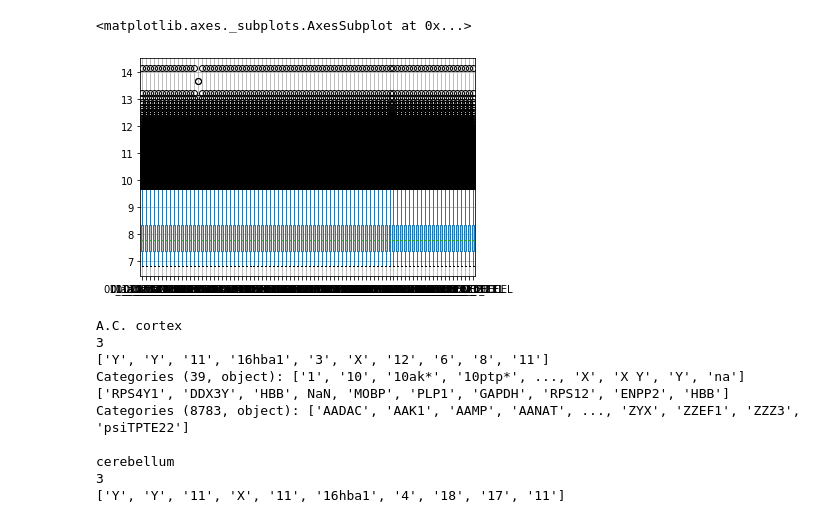
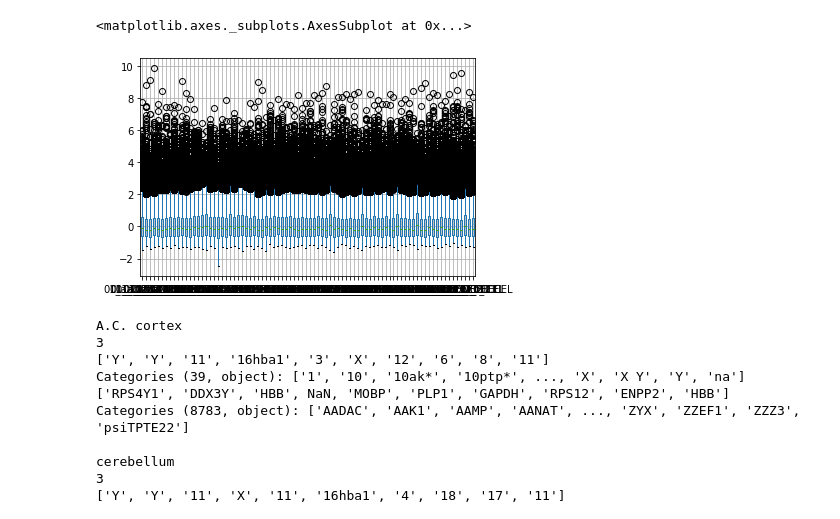
Before and after one commit to unique-subedi/604-gene-expression, a Jupyter notebook: Vinod_gene_expression_master.ipynb, the cells around one changed output. Drawn from its saved outputs; the diff is of its cells as text; code cells hidden in the pictures.

```diff
--- a/Vinod_gene_expression_master.ipynb
+++ b/Vinod_gene_expression_master.ipynb
@@ -55,11 +52,11 @@ expression_norm =  (expression - mean_bac_exp.values[:, None]).divide(std_bac_ex
 expression_qnorm = qnorm.quantile_normalize(expression, axis=0)
 # %%
 # expression.T.boxplot()
-# expression_norm.T.boxplot()
-expression_qnorm.T.boxplot()
+expression_norm.T.boxplot()
+# expression_qnorm.T.boxplot()
 # %% [output]
 <matplotlib.axes._subplots.AxesSubplot at 0x...>
-[figure, old version]
+[figure, new version]
 # %%
 express_norm_samp = pd.concat([expression_qnorm, samples], axis=1)
 express_samp_loc = express_norm_samp
```
Also changed, not shown: parts of 5 cells of this notebook.
